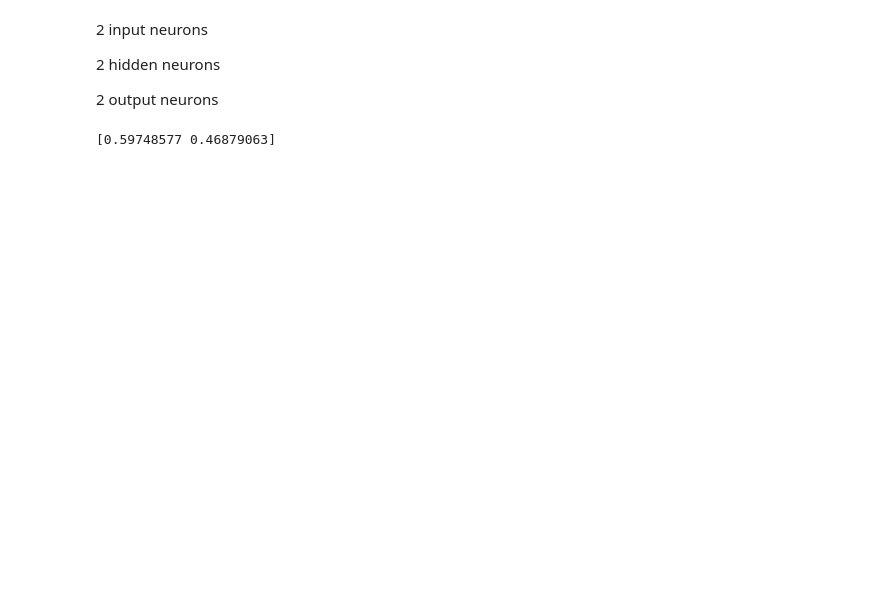
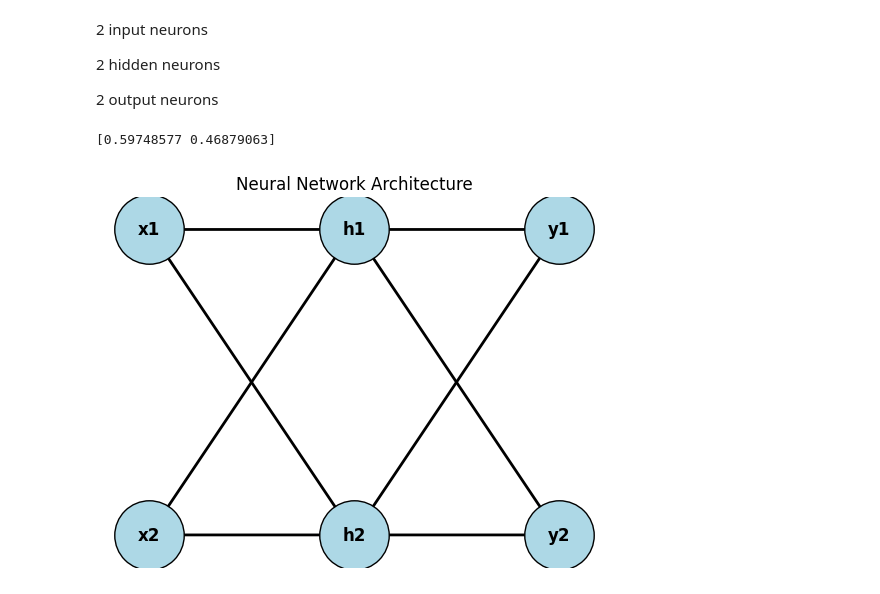
Before and after one commit to sid404-cmd/mdm, a Jupyter notebook: ANN/ann_scratch.ipynb, the cells around one changed output. Saved outputs shown, nothing was run; the diff lists cells and outputs as text; code cells hidden in the pictures; blank space fills up the shorter version.

```diff
--- a/ANN/ann_scratch.ipynb
+++ b/ANN/ann_scratch.ipynb
@@ -68,3 +68,62 @@ Output = ForwardPass(x, W1, b1, W2, b2)
 print(Output)
 # %% [output]
 [0.59748577 0.46879063]
+# %%
+import networkx as nx
+import matplotlib.pyplot as plt
+
+G = nx.DiGraph()
+
+input_layer = ["x1", "x2"]
+hidden_layer = ["h1", "h2"]
+output_layer = ["y1", "y2"]
+
+G.add_nodes_from(input_layer)
+G.add_nodes_from(hidden_layer)
+G.add_nodes_from(output_layer)
+
+for i in input_layer:
+    for h in hidden_layer:
+        G.add_edge(i, h)
+
+for h in hidden_layer:
+    for o in output_layer:
+        G.add_edge(h, o)
+
+pos = {
+    "x1": (0, 1),
+    "x2": (0,-1),
+    "h1": (1, 1),
+    "h2": (1, -1),
+    "y1": (2, 1),
+    "y2": (2, -1)
+}
+
+nx.draw_networkx_nodes(
+    G,
+    pos,
+    node_size=2500,
+    node_color="lightblue",
+    edgecolors="black"
+)
+
+nx.draw_networkx_edges(
+    G,
+    pos,
+    arrows=True,
+    arrowsize=20,
+    width=2
+)
+
+nx.draw_networkx_labels(
+    G,
+    pos,
+    font_size=12,
+    font_weight="bold"
+)
+
+plt.title("Neural Network Architecture")
+plt.axis("off")
+plt.show()
+# %% [output]
+[figure, added]
```
Also changed, not shown: 1 other file.
